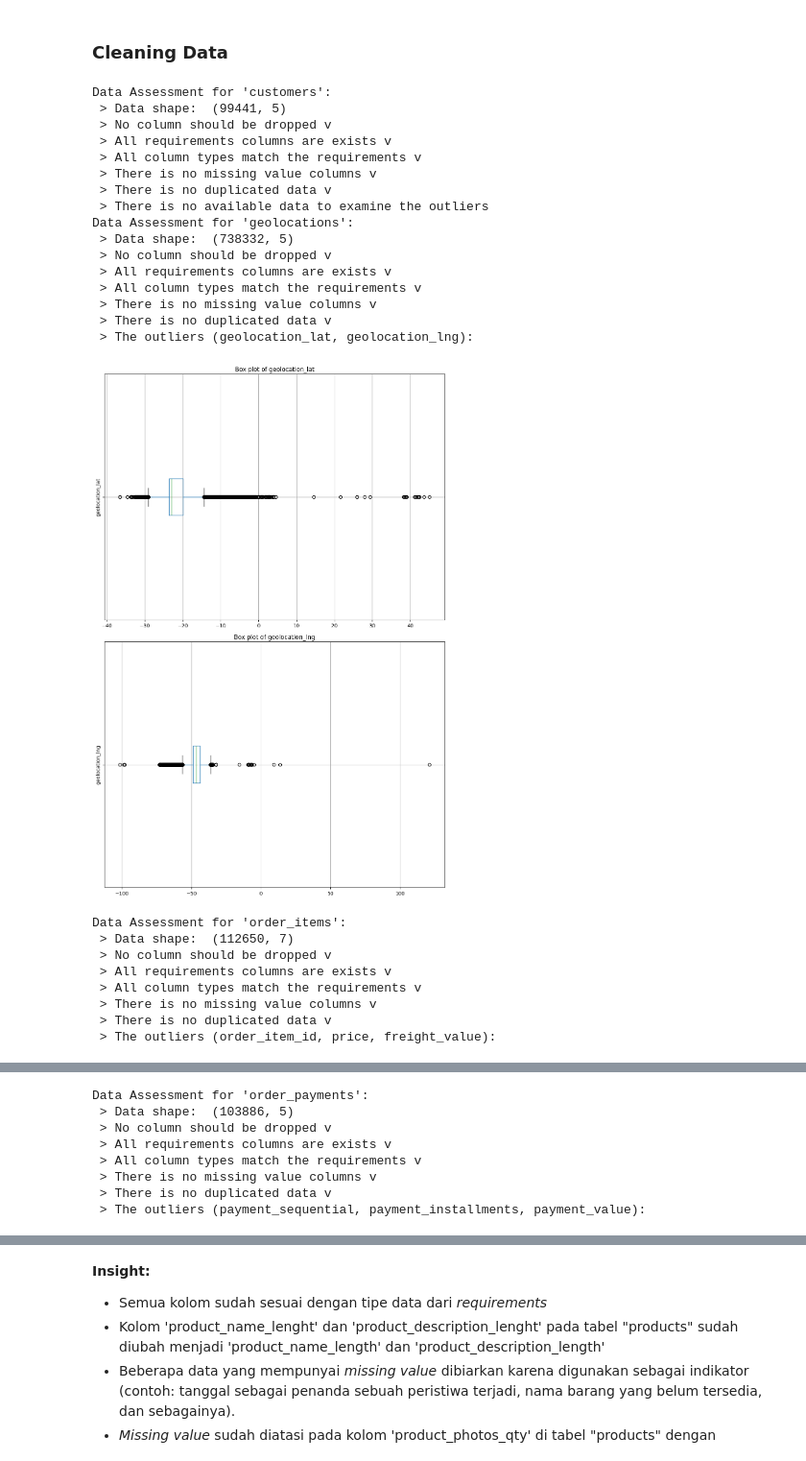
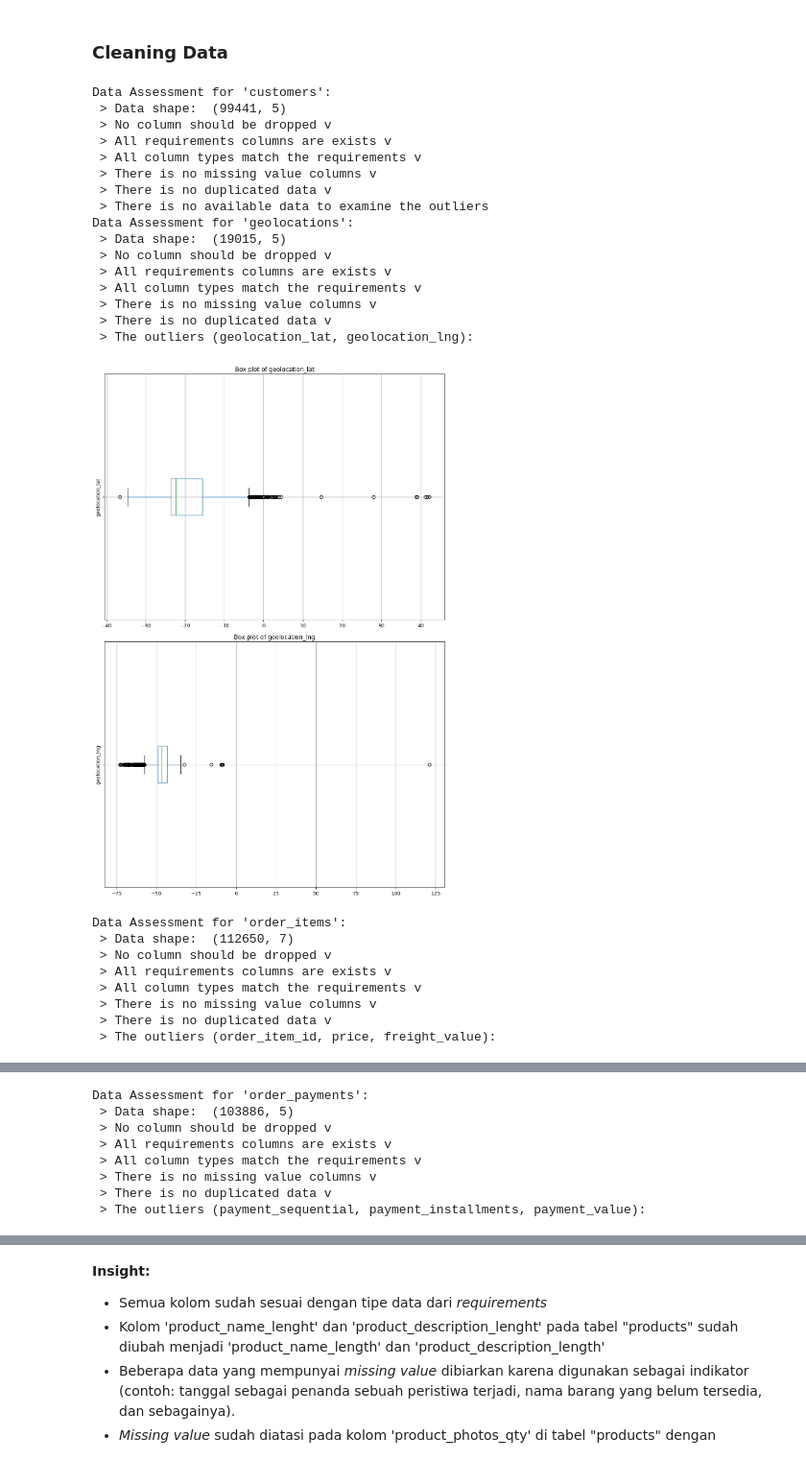
Before and after one commit to nairkivm/e-commerce-public-data-project, a Jupyter notebook: Proyek_Analisis_Data.ipynb, the cells around one changed output, grey strips where cells are left out. Shown at 96% size. Drawn from its saved outputs; the diff is of its cells as text; code cells hidden in the pictures.

```diff
--- a/Proyek_Analisis_Data.ipynb
+++ b/Proyek_Analisis_Data.ipynb
@@ -220,7 +225,7 @@ modified_data['products'] = (
 # Remove duplicated data
 modified_data['geolocations'] = (
     modified_data['geolocations']
-    .drop_duplicates(ignore_index=True)
+    .drop_duplicates(subset='geolocation_zip_code_prefix', ignore_index=True)
 )
 
 # Handle missing value
@@ -283,35 +288,35 @@ min_condition = (modified_data['order_reviews']['review_score'] < 1) & (modified
 
 modified_data['order_reviews'].loc[max_condition, 'order_reviews'] = 5
 modified_data['order_reviews'].loc[min_condition, 'order_reviews'] = 1
 
 # Match the data types
 for table_ in c.requirements.keys():
     modified_data[table_] = (
         modified_data[table_]
         .astype(c.requirements[table_])
     )
 
 # Assess the data using asses_data
 for source_ in c.source.keys():
     u.asses_data(modified_data[source_], source_)
 # %% [output]
 Data Assessment for 'customers':
  > Data shape:  (99441, 5)
  > No column should be dropped v
  > All requirements columns are exists v
  > All column types match the requirements v
  > There is no missing value columns v
  > There is no duplicated data v
  > There is no available data to examine the outliers
 Data Assessment for 'geolocations':
- > Data shape:  (738332, 5)
+ > Data shape:  (19015, 5)
  > No column should be dropped v
  > All requirements columns are exists v
  > All column types match the requirements v
  > There is no missing value columns v
  > There is no duplicated data v
  > The outliers (geolocation_lat, geolocation_lng):
-[figure, old version]
+[figure, new version]
 Data Assessment for 'order_items':
  > Data shape:  (112650, 7)
  > No column should be dropped v
```
Also changed, not shown: parts of 23 cells of this notebook.
